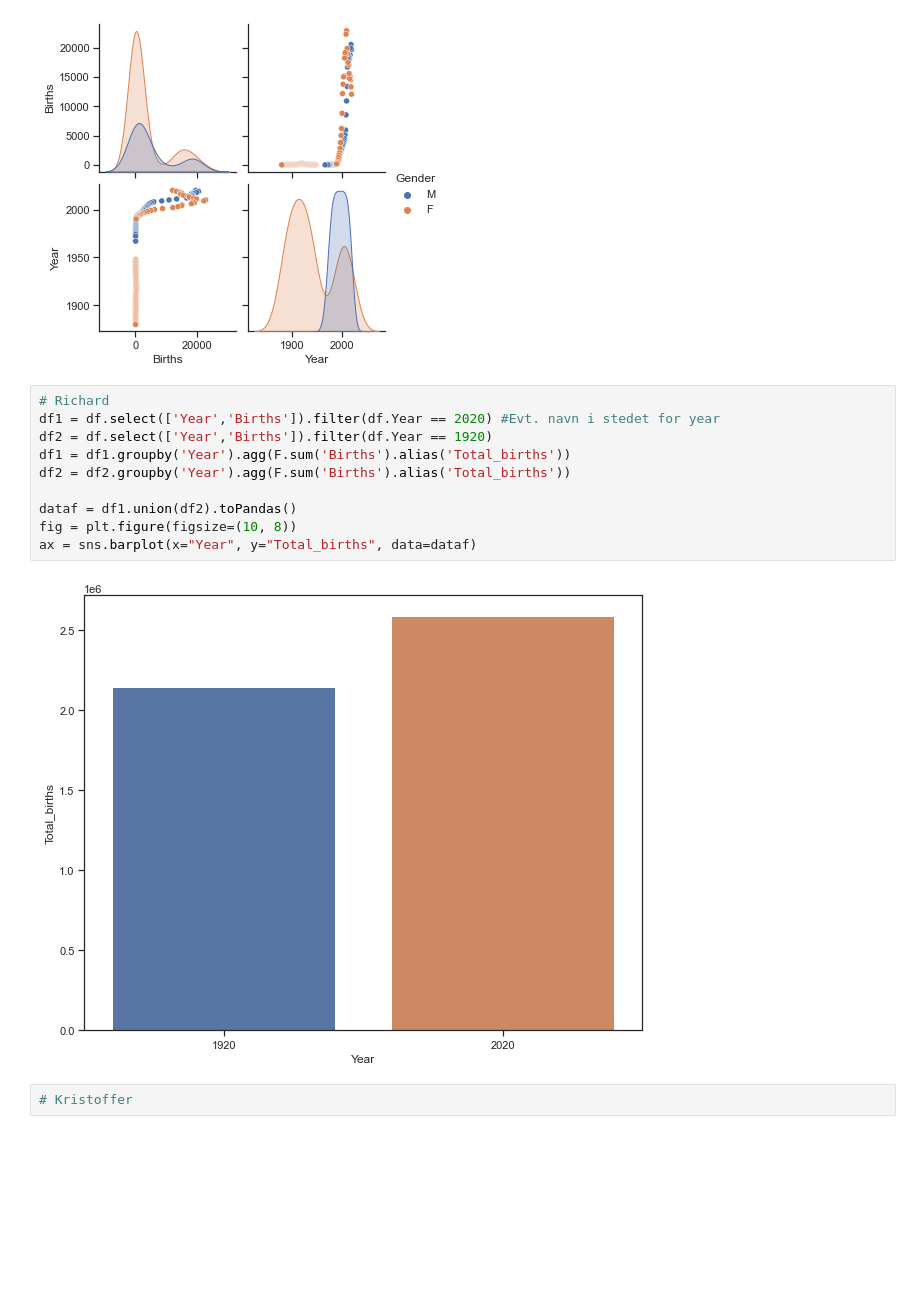
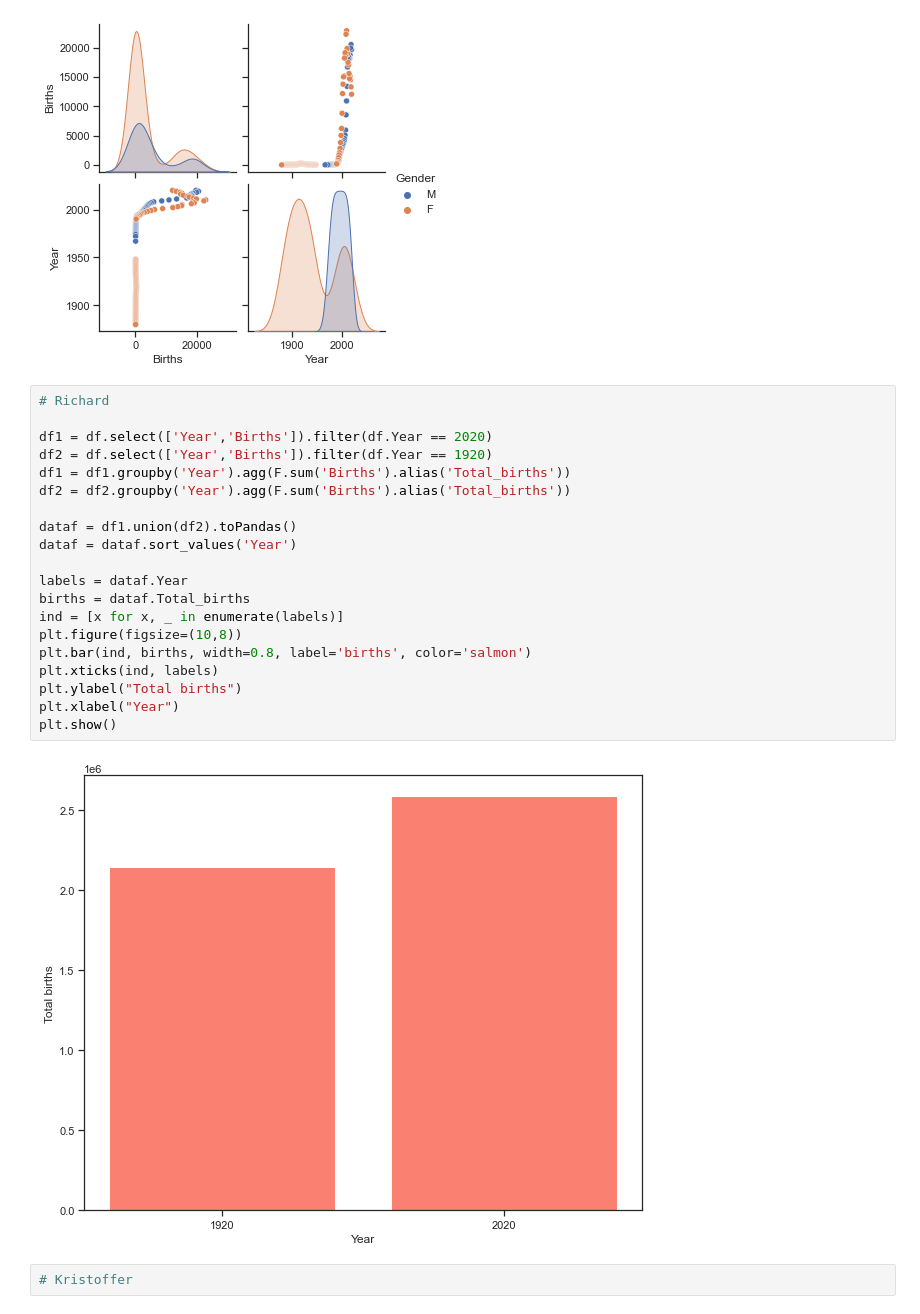
Before and after one commit to Kasper98-png/BDS-miniproject1, a Jupyter notebook: BDS-miniproject-code.ipynb, the cells around one changed output. Saved outputs shown, nothing was run; the diff lists cells and outputs as text; blank space fills up the shorter version.

```diff
--- a/BDS-miniproject-code.ipynb
+++ b/BDS-miniproject-code.ipynb
@@ -44,16 +44,26 @@ sns.pairplot(gender_df, hue="Gender")
 [figure]
 # %%
 # Richard
-df1 = df.select(['Year','Births']).filter(df.Year == 2020) #Evt. navn i stedet for year
+
+df1 = df.select(['Year','Births']).filter(df.Year == 2020)
 df2 = df.select(['Year','Births']).filter(df.Year == 1920)
 df1 = df1.groupby('Year').agg(F.sum('Births').alias('Total_births'))
 df2 = df2.groupby('Year').agg(F.sum('Births').alias('Total_births'))
 
 dataf = df1.union(df2).toPandas()
-fig = plt.figure(figsize=(10, 8))
-ax = sns.barplot(x="Year", y="Total_births", data=dataf)
+dataf = dataf.sort_values('Year')
+
+labels = dataf.Year
+births = dataf.Total_births
+ind = [x for x, _ in enumerate(labels)]
+plt.figure(figsize=(10,8))
+plt.bar(ind, births, width=0.8, label='births', color='salmon')
+plt.xticks(ind, labels)
+plt.ylabel("Total births")
+plt.xlabel("Year")
+plt.show()
 # %% [output]
-[figure, old version]
+[figure, new version]
 # %%
 # Kristoffer
 # %%
```
Also changed, not shown: parts of 1 cell of this notebook.
